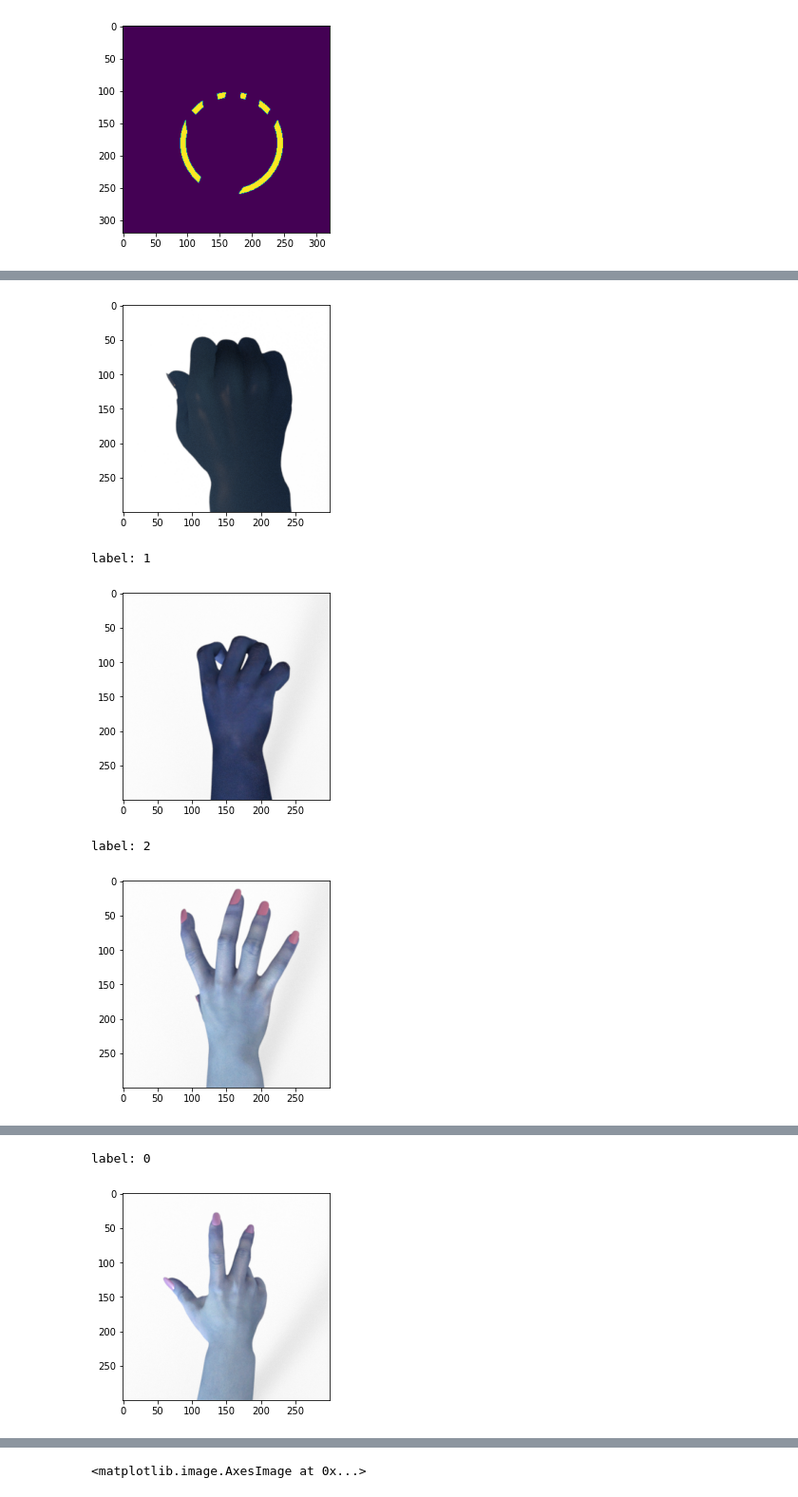
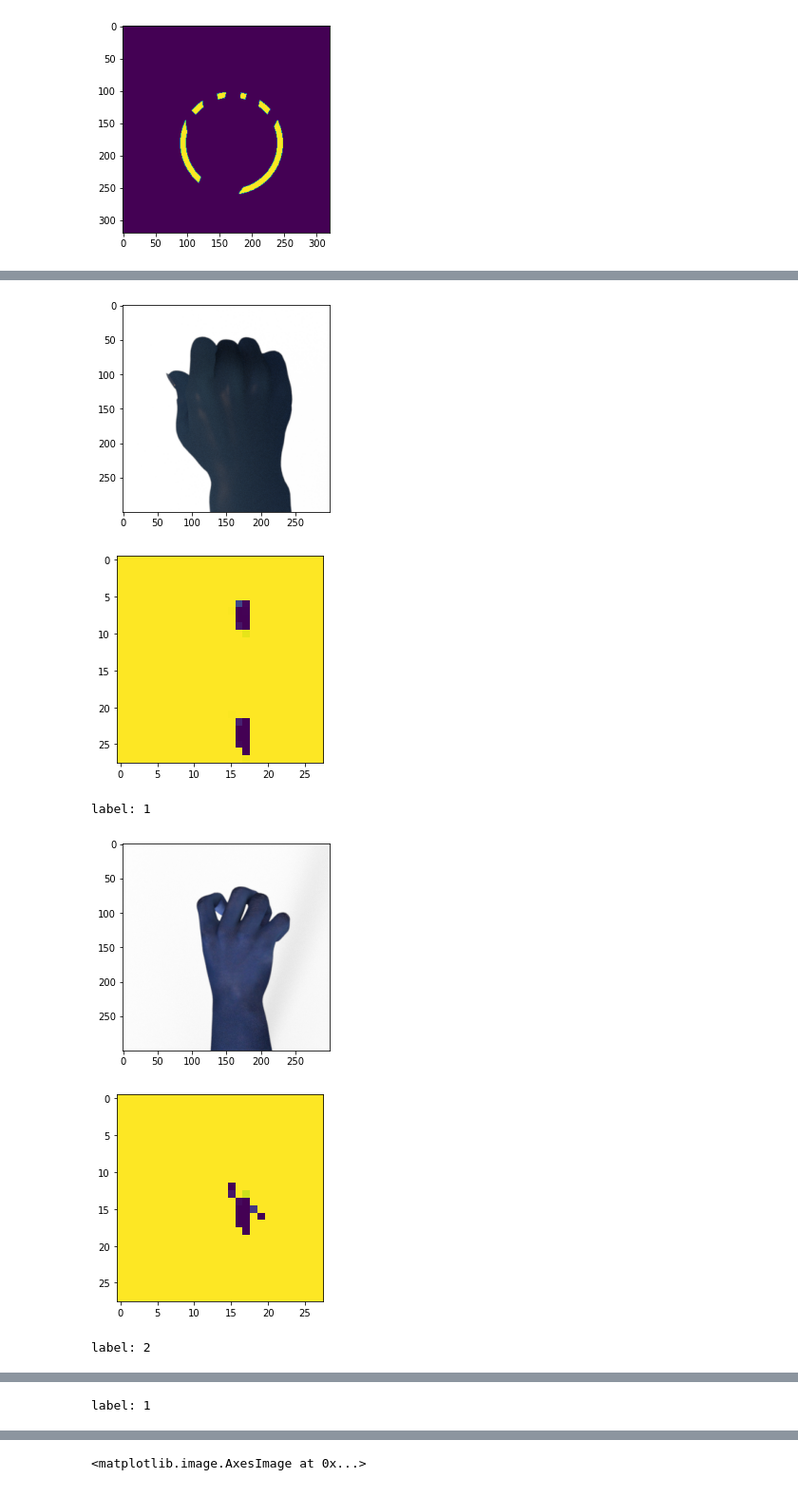
Before and after one commit to papa-ours/codeml-2021, a Jupyter notebook: challenge-6/challenge-6.ipynb, the cells around one changed output, grey strips where cells are left out. Shown at 95% size. Saved outputs shown, nothing was run; the diff lists cells and outputs as text; code cells hidden in the pictures.

```diff
--- a/challenge-6/challenge-6.ipynb
+++ b/challenge-6/challenge-6.ipynb
@@ -283,22 +285,32 @@ x_train_encoded = encoder.predict(x_train)
 # %%
 from sklearn.cluster import KMeans
+from sklearn.decomposition import PCA
+
+pca = PCA(n_components=5)
+x_train_encoded = pca.fit_transform(x_train_encoded)
 
 kmeans = KMeans(n_clusters=3, random_state=0).fit(x_train_encoded)
 # %%
 for i in range(30, 50):
 
     img = cv2.imread(train_files[i])
     img_processed = preprocess_img(img)
 
     encoded_img = encoder.predict(img_processed.reshape(1,28,28))
+
+    encoded_img = pca.transform(encoded_img)
     label = kmeans.predict(encoded_img)[0]
 
+    remade_img = model.predict(img_processed.reshape(1,28,28))
     plt.imshow(img)
     plt.show()
+    plt.imshow(remade_img[0])
+    plt.show()
     print(f"label: {label}")
 # %% [output]
 [figure]
+[figure, new version]
 label: 1
-[figure, old version]
+[figure, new version]
+[figure, new version]
 label: 2
-[figure, old version]
@@ -305,2 +319 @@ label: 2
-label: 0
+label: 1
-[figure, old version]
```
Also changed, not shown: parts of 4 cells of this notebook.
